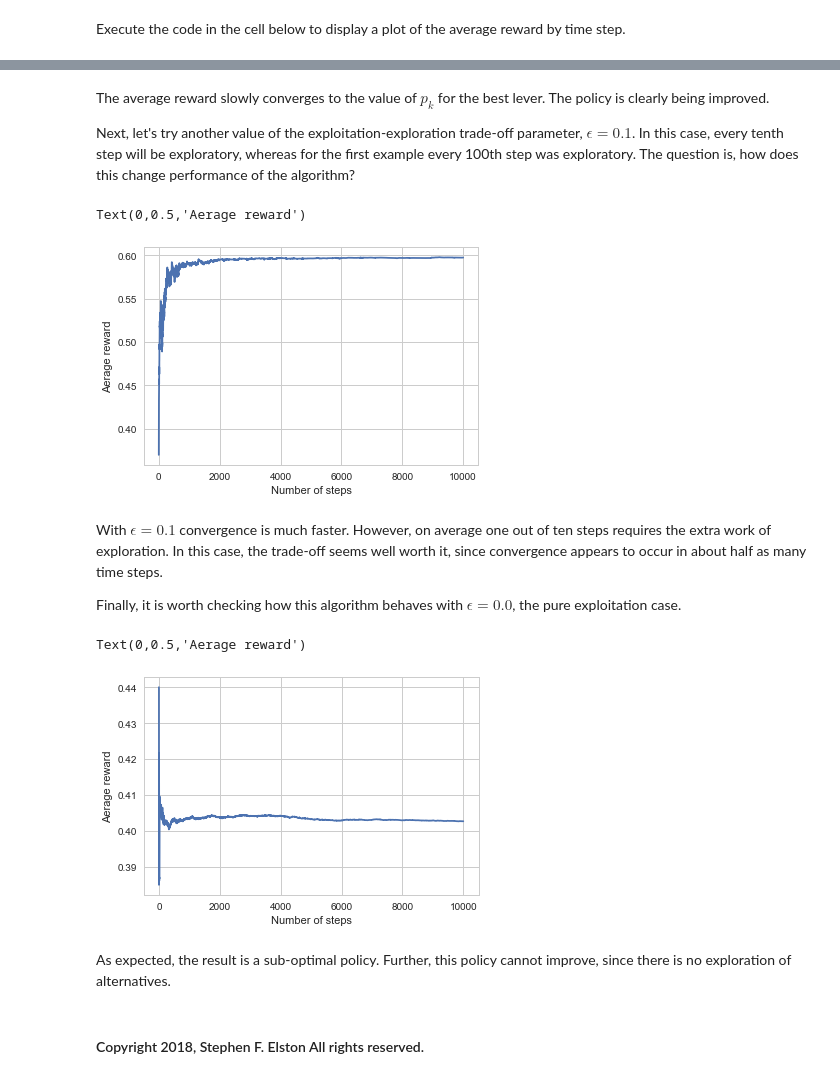
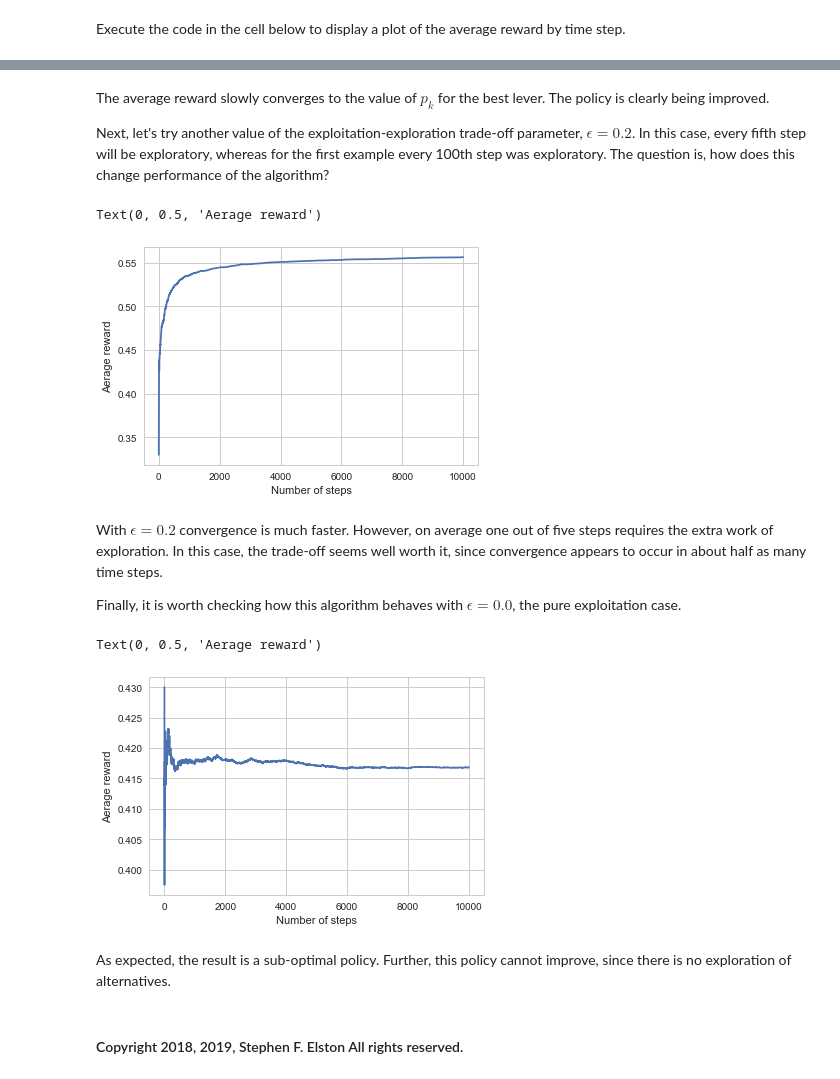
Before and after one commit to StephenElston/CSCI_E_82A_Probabalistic_Programming, a Jupyter notebook: Lesson_10_Bandit_Problems/Introduction_to_Bandit_Problems.ipynb, the cells around one changed output, grey strips where cells are left out. Saved outputs shown, nothing was run; the diff lists cells and outputs as text; code cells hidden in the pictures.

```diff
--- a/Lesson_10_Bandit_Problems/Introduction_to_Bandit_Problems.ipynb
+++ b/Lesson_10_Bandit_Problems/Introduction_to_Bandit_Problems.ipynb
@@ -246,3 +213,45 @@ prob_success = e_greedy(10000, episodes = 100, epsilon = 0.01, probabilities = p
+# %%
+def explore(epsilon): return nr.uniform() < epsilon
+
+def update_prob_count(current_prob_count, bandit, sample):
+    '''Function does the bookkeeping of the probability
+    of success for each of the levers'''
+    current_prob_count[bandit,0] = (current_prob_count[bandit,1] * current_prob_count[bandit,0] + sample)/(current_prob_count[bandit,1] + 1)
+    current_prob_count[bandit,1] = current_prob_count[bandit,1] + 1
+    return current_prob_count
+
+
+def exploit_explore(n_samps, epsilon, n_levers = n_levers):
+    '''Function to execute a the samples for an episodes'''
+    samples = []
+    ## Choose a random lever to start the episode
+    max_bandit = nr.choice(range(n_levers))
+    ## Initialize an array to do the bookkeeping to determine the best bandit
+    current_prob_count = np.zeros((n_levers,2))
+    for _ in range(n_samps):
+        if explore(epsilon):
+            ## Exploring, so choose a random lever to pull
+            new_bandit= nr.choice(range(n_levers))
+            ## Pull the lever and update the stats.
+            samples.append(simulate_pulls(new_bandit))
+            current_prob_count = update_prob_count(current_prob_count, new_bandit, samples[-1])
+            ## Find the bandit with the largest probability of success
+            max_bandit = np.argmax(current_prob_count[:,0])
+        else: ## Or, exploit
+            ## Pull the lever and update the stats.
+            samples.append(simulate_pulls(max_bandit))
+            current_prob_count = update_prob_count(current_prob_count, max_bandit, samples[-1])
+    return(np.array(samples).flatten())
+
+def e_greedy(n_samps, episodes, epsilon):
+    results = np.zeros((episodes,n_samps))
+    for i in range(episodes): ## Iterate over the episodes
+        results[i,:] = exploit_explore(n_samps, epsilon)
+    ## Return the average return for at each time step
+    return [s/(x + 1) for s,x in zip(np.cumsum(np.mean(results, axis = 0)), range(n_samps))]
+
+nr.seed(33355)
+prob_success = e_greedy(10000, 100, 0.01)
 # %% [markdown]
 Execute the code in the cell below to display a plot of the average reward by time step.
 # %%
@@ -255,32 +264,32 @@ Text(0,0.5,'Aerage reward')
 # %% [markdown]
 The average reward slowly converges to the value of $p_k$ for the best lever. The policy is clearly being improved.
 
-Next, let's try another value of the exploitation-exploration trade-off parameter, $\epsilon = 0.1$. In this case, every tenth step will be exploratory, whereas for the first example every 100th step was exploratory. The question is, how does this change performance of the algorithm?
+Next, let's try another value of the exploitation-exploration trade-off parameter, $\epsilon = 0.2$. In this case, every fifth step will be exploratory, whereas for the first example every 100th step was exploratory. The question is, how does this change performance of the algorithm?
 # %%
 nr.seed(7879)
-prob_success = e_greedy(10000, episodes = 100, epsilon = 0.1, probabilities = probabilities)
+prob_success = e_greedy(10000, 100, 0.2)
 
 plt.plot(prob_success)
 plt.xlabel('Number of steps')
 plt.ylabel('Aerage reward')
 # %% [output]
-Text(0,0.5,'Aerage reward')
+Text(0, 0.5, 'Aerage reward')
-[figure, old version]
+[figure, new version]
 # %% [markdown]
-With  $\epsilon = 0.1$ convergence is much faster. However, on average one out of ten steps requires the extra work of exploration. In this case, the trade-off seems well worth it, since convergence appears to occur in about half as many time steps.
+With  $\epsilon = 0.2$ convergence is much faster. However, on average one out of five steps requires the extra work of exploration. In this case, the trade-off seems well worth it, since convergence appears to occur in about half as many time steps.
 
 Finally, it is worth checking how this algorithm behaves with  $\epsilon = 0.0$, the pure exploitation case.
 # %%
 nr.seed(7880)
-prob_success = e_greedy(10000, episodes = 100, epsilon = 0.0, probabilities = probabilities)
+prob_success = e_greedy(10000, 100, 0.0)
 
 plt.plot(prob_success)
 plt.xlabel('Number of steps')
 plt.ylabel('Aerage reward')
 # %% [output]
-Text(0,0.5,'Aerage reward')
+Text(0, 0.5, 'Aerage reward')
-[figure, old version]
+[figure, new version]
 # %% [markdown]
 As expected, the result is a sub-optimal policy. Further, this policy cannot improve, since there is no exploration of alternatives.
 # %% [markdown]
-#### Copyright 2018, Stephen F. Elston All rights reserved.
+#### Copyright 2018, 2019, Stephen F. Elston All rights reserved.
```
Also changed, not shown: parts of 23 cells of this notebook.
